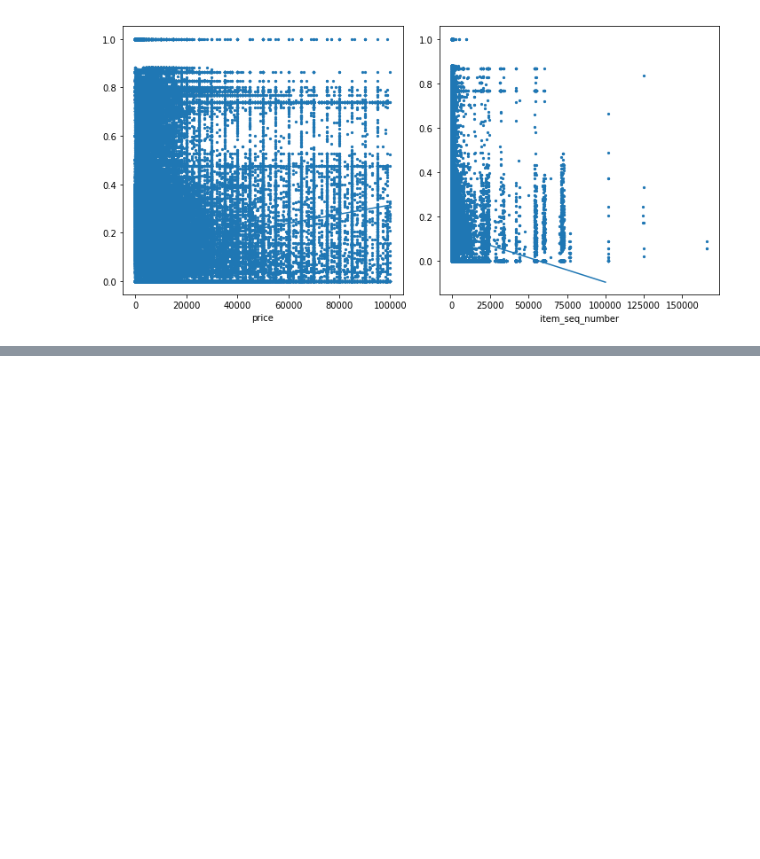
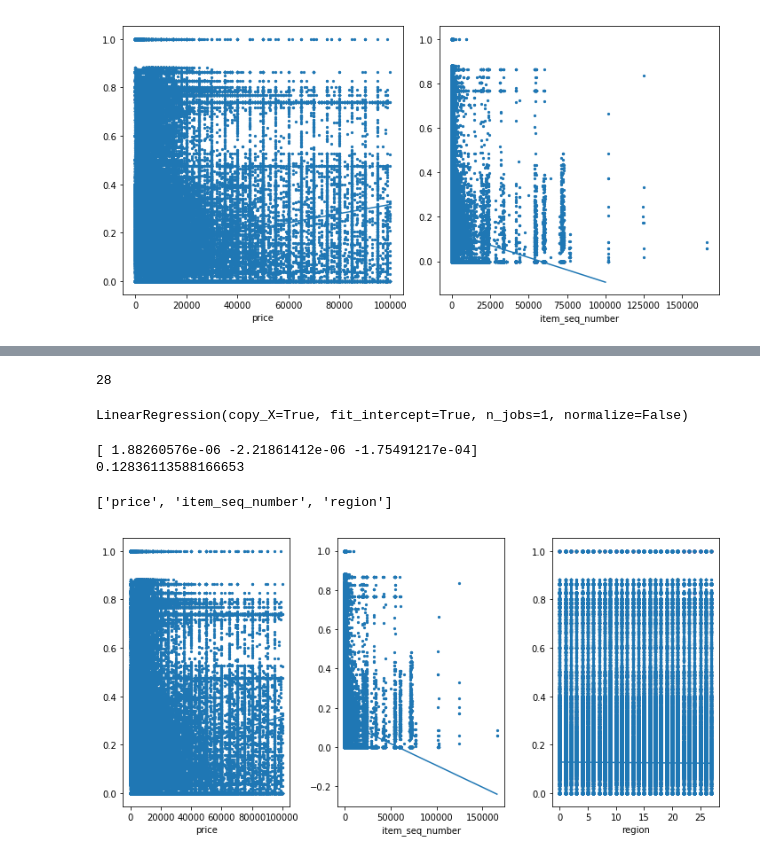
Before and after one commit to albalu/gdso-avito, a Jupyter notebook: naive_linear_regression.ipynb, the cells around one changed output, grey strips where cells are left out. Cells and saved outputs as stored; diff of their text form; code cells hidden in the pictures; blank space fills up the shorter version.

Commit message:
add lasso comparison, and deal with categorical values in the naive linear regression file

```diff
--- a/naive_linear_regression.ipynb
+++ b/naive_linear_regression.ipynb
@@ -68,7 +75,7 @@ print(regr.intercept_)
 # %%
 plt.figure(figsize=(10, 5))
 linex = np.linspace(0.0, 100000.0, num=100)
-for i, feat_name in enumerate(list(price_train)[0:2]):
+for i, feat_name in enumerate(list(train)[0:2]):
     plt.subplot(1, 2, i+1)
     plt.scatter(X_train[:,i], y_train, s=5)
     plt.plot(linex, linex*regr.coef_[i]+regr.intercept_)
@@ -78,0 +106,37 @@ plt.tight_layout()
+# %%
+train['region'].nunique()
+# %% [output]
+28
+# %%
+region = preprocessing.LabelEncoder()
+region.fit(train['region'])
+list(region.classes_)
+train['region'] = region.transform(train['region'])
+# %%
+X_train = train[['price','item_seq_number','region']].values[:-20]
+y_train = train['deal_probability'].values[:-20]
+# %%
+from sklearn import linear_model
+regr = linear_model.LinearRegression()
+regr.fit(X_train, y_train)
+# %% [output]
+LinearRegression(copy_X=True, fit_intercept=True, n_jobs=1, normalize=False)
+# %%
+print(regr.coef_)
+print(regr.intercept_)
+list(train)[0:3]
+# %% [output]
+[ 1.88260576e-06 -2.21861412e-06 -1.75491217e-04]
+0.12836113588166653
+['price', 'item_seq_number', 'region']
+# %%
+plt.figure(figsize=(10, 5))
+for i, feat_name in enumerate(list(train)[0:3]):
+    linex = np.linspace(0.0, max(X_train[:,i]), num=100)
+    plt.subplot(1, 3, i+1)
+    plt.scatter(X_train[:,i], y_train, s=5)
+    plt.plot(linex, linex*regr.coef_[i]+regr.intercept_)
+    plt.xlabel(feat_name)
+plt.tight_layout()
+# %% [output]
+[figure, added]
```
Also changed, not shown: parts of 11 cells of this notebook.
